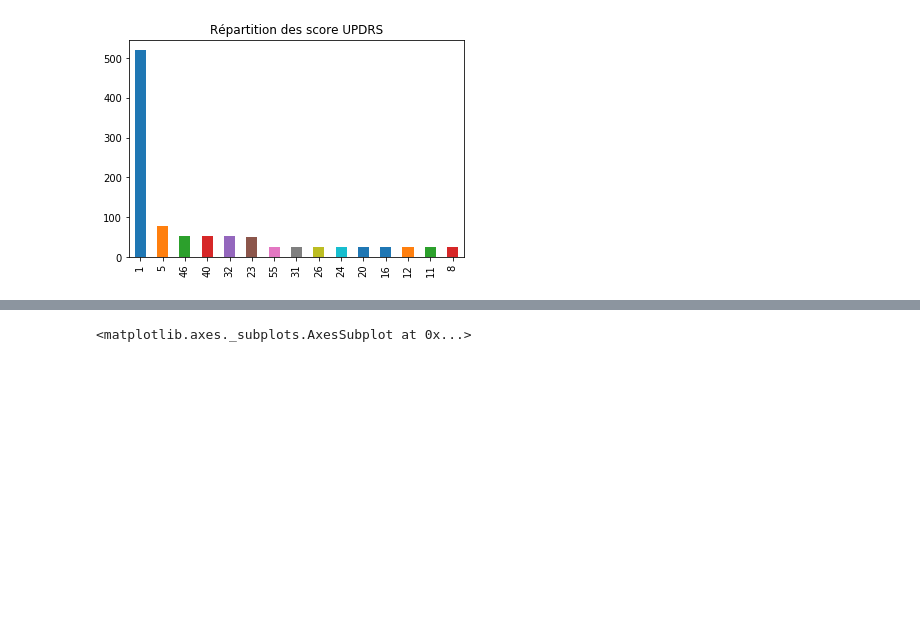
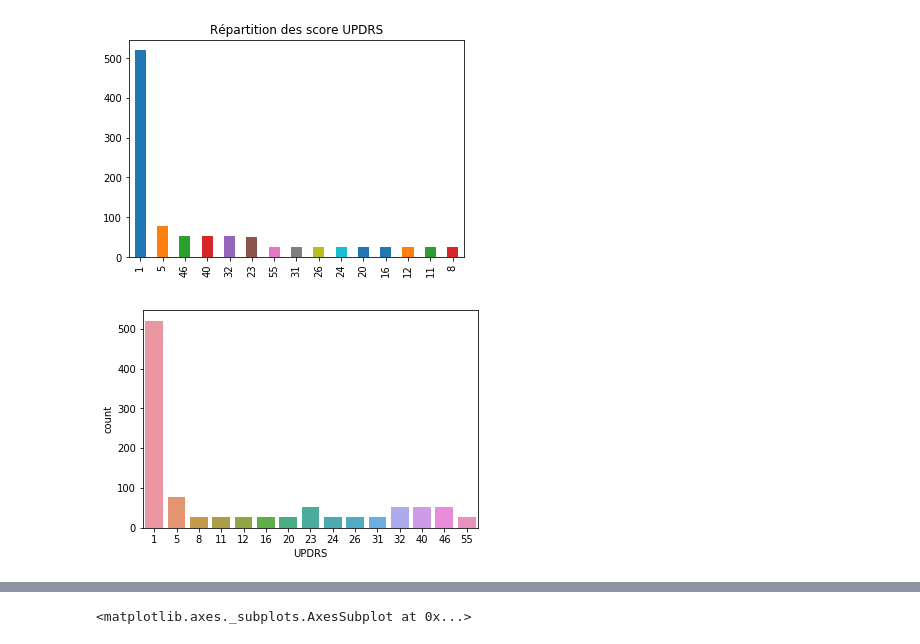
Before and after one commit to cjacques4/Parkinson-Speech-Dataset-with-Multiple-Types-of-Sound-Recordings, a Jupyter notebook: Projet_Python_DataAnalysis.ipynb, the cells around one changed output, grey strips where cells are left out. Drawn from its saved outputs; the diff is of its cells as text; code cells hidden in the pictures; blank space fills up the shorter version.

```diff
--- a/Projet_Python_DataAnalysis.ipynb
+++ b/Projet_Python_DataAnalysis.ipynb
@@ -63,3 +69,11 @@ to_plot.plot.bar(title=title)
 # %% [output]
 <matplotlib.axes._subplots.AxesSubplot at 0x...>
 [figure]
+# %%
+#Même principe avec un affichage différent
+
+import seaborn as sns
+sns.countplot(df['UPDRS'],label="Count")
+plt.show()
+# %% [output]
+[figure, added]
```
Also changed, not shown: parts of 38 cells of this notebook.
